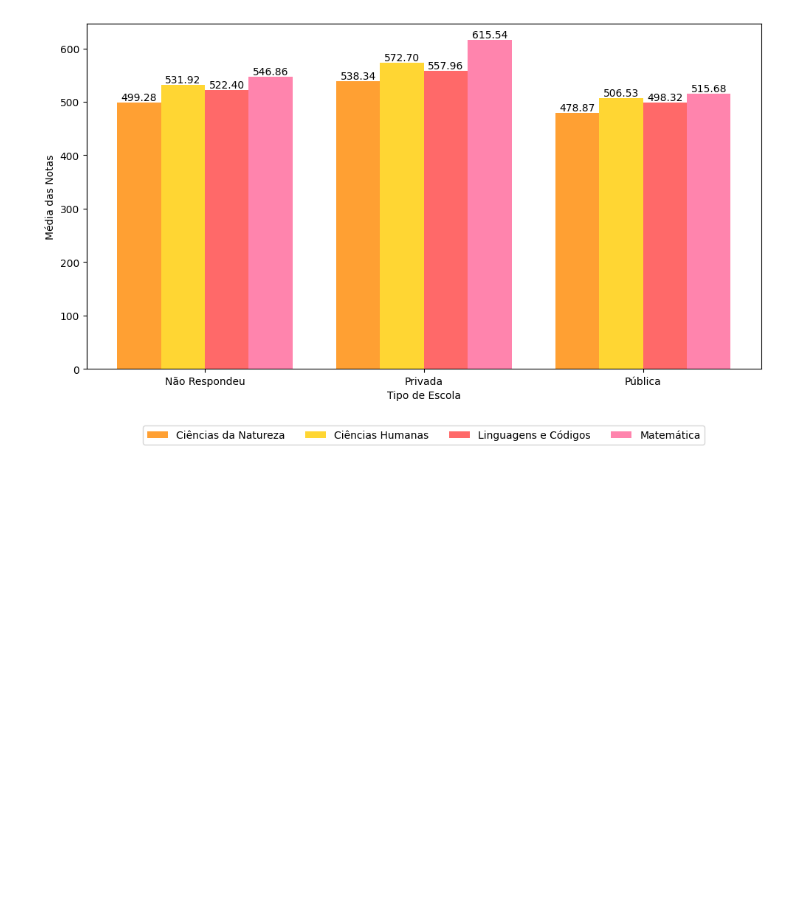
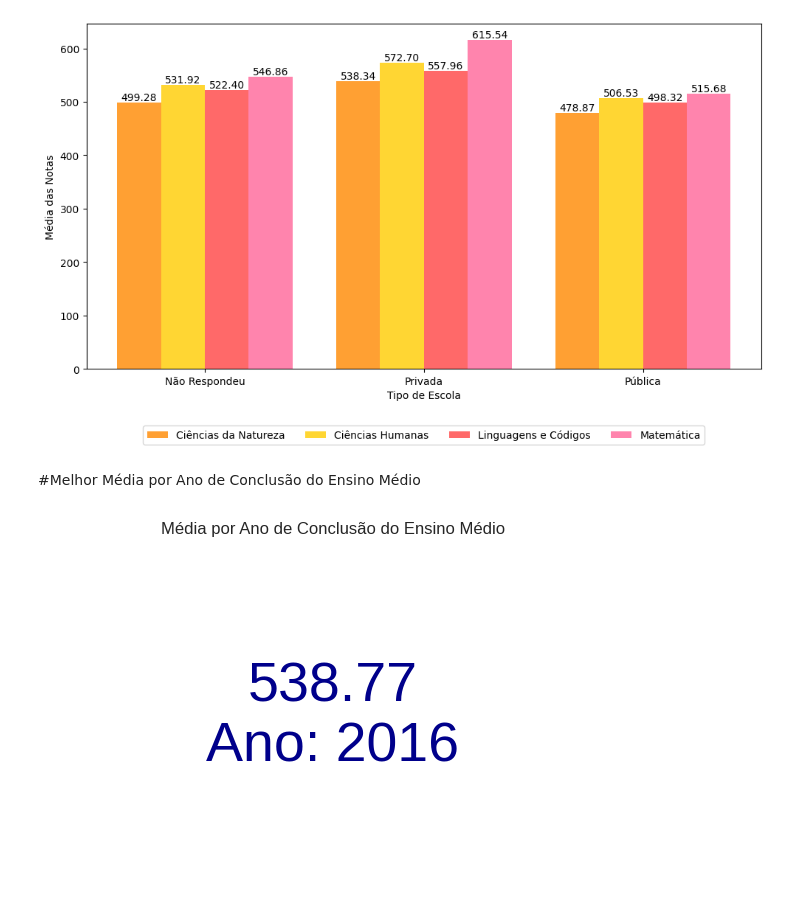
Before and after one commit to allandevbr92/MyResume, a Jupyter notebook: analiseEnem2022.ipynb, the cells around one changed output. Saved outputs shown, nothing was run; the diff lists cells and outputs as text; code cells hidden in the pictures; blank space fills up the shorter version.

```diff
--- a/analiseEnem2022.ipynb
+++ b/analiseEnem2022.ipynb
@@ -265,3 +265,46 @@ plt.tight_layout()
 plt.show()
 # %% [output]
 [figure]
+# %% [markdown]
+#Melhor Média por Ano de Conclusão do Ensino Médio
+# %%
+import matplotlib.pyplot as plt
+
+# Agrupar por "TP_ANO_CONCLUIU" e calcular a média das notas
+media_por_ano = df.groupby('TP_ANO_CONCLUIU')[['NU_NOTA_CN', 'NU_NOTA_CH', 'NU_NOTA_LC', 'NU_NOTA_MT']].mean()
+
+# Calcular a média geral por aluno
+media_por_ano['MEDIA_TOTAL'] = media_por_ano.mean(axis=1)
+
+# Encontrar o(s) ano(s) com a maior média
+melhores_anos = media_por_ano[media_por_ano['MEDIA_TOTAL'] == media_por_ano['MEDIA_TOTAL'].max()]
+
+# Configurar o estilo do Big Number
+plt.style.use('seaborn-whitegrid')
+
+# Configurar a figura
+fig, ax = plt.subplots(figsize=(6, 4))
+
+# Configurar o valor do Big Number
+valor = melhores_anos.loc[melhores_anos.index[0], 'MEDIA_TOTAL']
+
+# Configurar o texto do Big Number
+texto = f'{valor:.2f}\nAno: {", ".join(map(str, melhores_anos.index))}'
+
+# Configurar a cor do Big Number
+cor = 'darkblue'
+
+# Configurar a posição e o tamanho do Big Number
+ax.text(0.5, 0.5, texto, fontsize=40, color=cor, ha='center', va='center')
+
+# Configurar o título do Big Number
+ax.set_title('Maior Média por Ano de Conclusão do Ensino Médio')
+
+# Remover os eixos do gráfico
+ax.axis('off')
+
+# Exibir o Big Number
+plt.tight_layout()
+plt.show()
+# %% [output]
+[figure, added]
```
